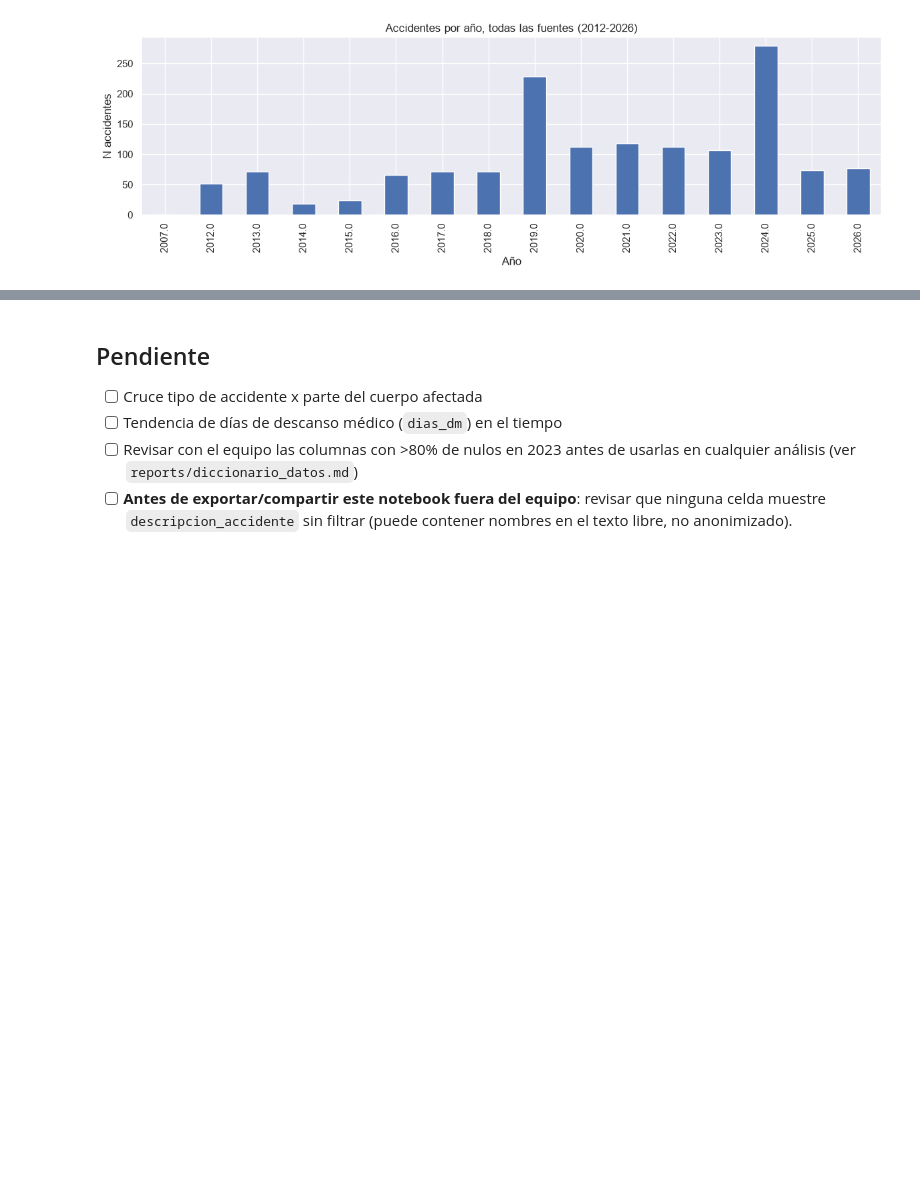
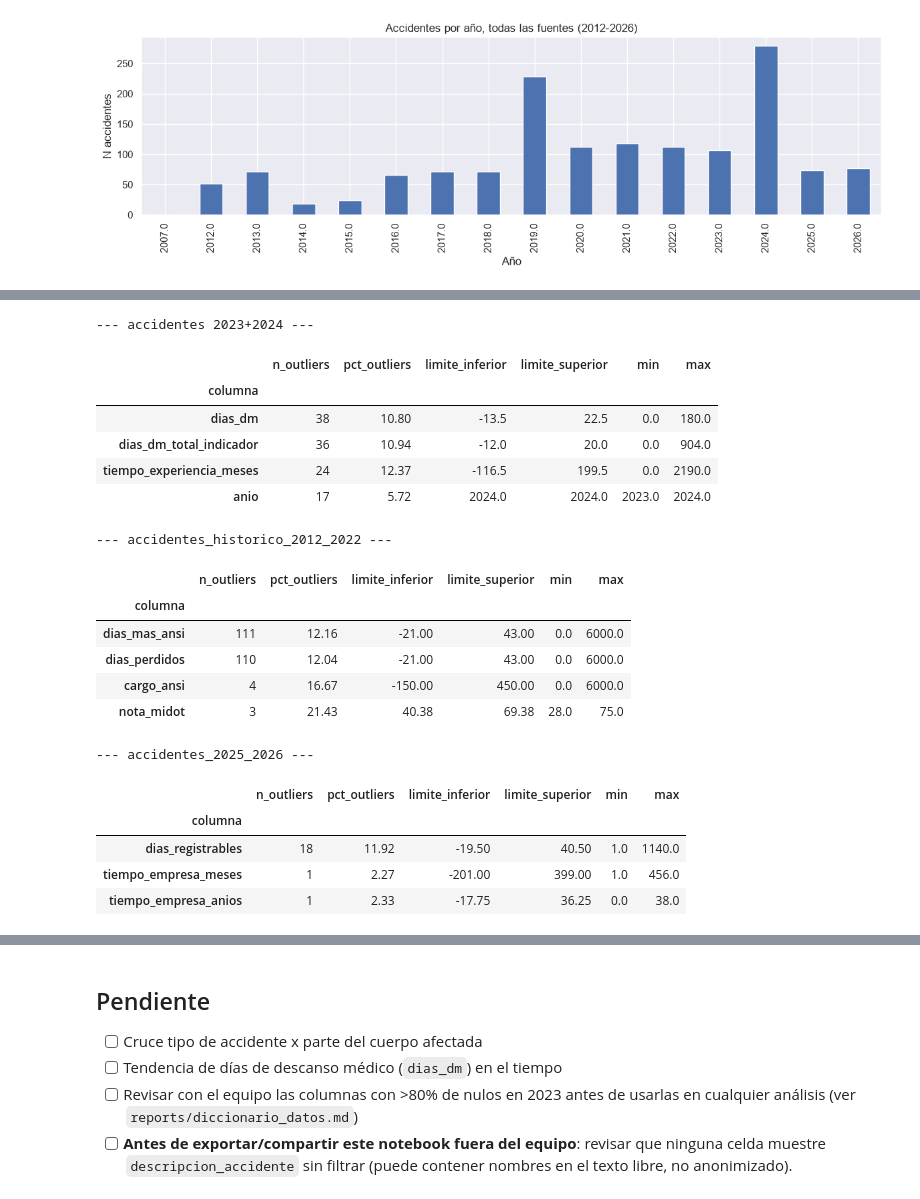
Before and after one commit to Jerimy2021/Applied-Machine-Learning, a Jupyter notebook: notebooks/01_eda_accidentes.ipynb, the cells around one changed output, grey strips where cells are left out. Drawn from its saved outputs; the diff is of its cells as text; code cells hidden in the pictures; blank space fills up the shorter version.

```diff
--- a/notebooks/01_eda_accidentes.ipynb
+++ b/notebooks/01_eda_accidentes.ipynb
@@ -155,0 +166,30 @@ Total incidentes (evento distinto a accidente): 340
+# %%
+from src.clean import report_outliers_iqr
+
+print("--- accidentes 2023+2024 ---")
+display(report_outliers_iqr(df))
+print("--- accidentes_historico_2012_2022 ---")
+display(report_outliers_iqr(df_historico))
+print("--- accidentes_2025_2026 ---")
+display(report_outliers_iqr(df_2025_2026))
+# %% [output]
+--- accidentes 2023+2024 ---
+|  | n_outliers | pct_outliers | limite_inferior | limite_superior | min | max |
+| columna |  |  |  |  |  |  |
+| dias_dm | 38 | 10.80 | -13.5 | 22.5 | 0.0 | 180.0 |
+| dias_dm_total_indicador | 36 | 10.94 | -12.0 | 20.0 | 0.0 | 904.0 |
+| tiempo_experiencia_meses | 24 | 12.37 | -116.5 | 199.5 | 0.0 | 2190.0 |
+| anio | 17 | 5.72 | 2024.0 | 2024.0 | 2023.0 | 2024.0 |
+--- accidentes_historico_2012_2022 ---
+|  | n_outliers | pct_outliers | limite_inferior | limite_superior | min | max |
+| columna |  |  |  |  |  |  |
+| dias_mas_ansi | 111 | 12.16 | -21.00 | 43.00 | 0.0 | 6000.0 |
+| dias_perdidos | 110 | 12.04 | -21.00 | 43.00 | 0.0 | 6000.0 |
+| cargo_ansi | 4 | 16.67 | -150.00 | 450.00 | 0.0 | 6000.0 |
+| nota_midot | 3 | 21.43 | 40.38 | 69.38 | 28.0 | 75.0 |
+--- accidentes_2025_2026 ---
+|  | n_outliers | pct_outliers | limite_inferior | limite_superior | min | max |
+| columna |  |  |  |  |  |  |
+| dias_registrables | 18 | 11.92 | -19.50 | 40.50 | 1.0 | 1140.0 |
+| tiempo_empresa_meses | 1 | 2.27 | -201.00 | 399.00 | 1.0 | 456.0 |
+| tiempo_empresa_anios | 1 | 2.33 | -17.75 | 36.25 | 0.0 | 38.0 |
```
Also changed, not shown: parts of 7 cells of this notebook, 3 other files.
